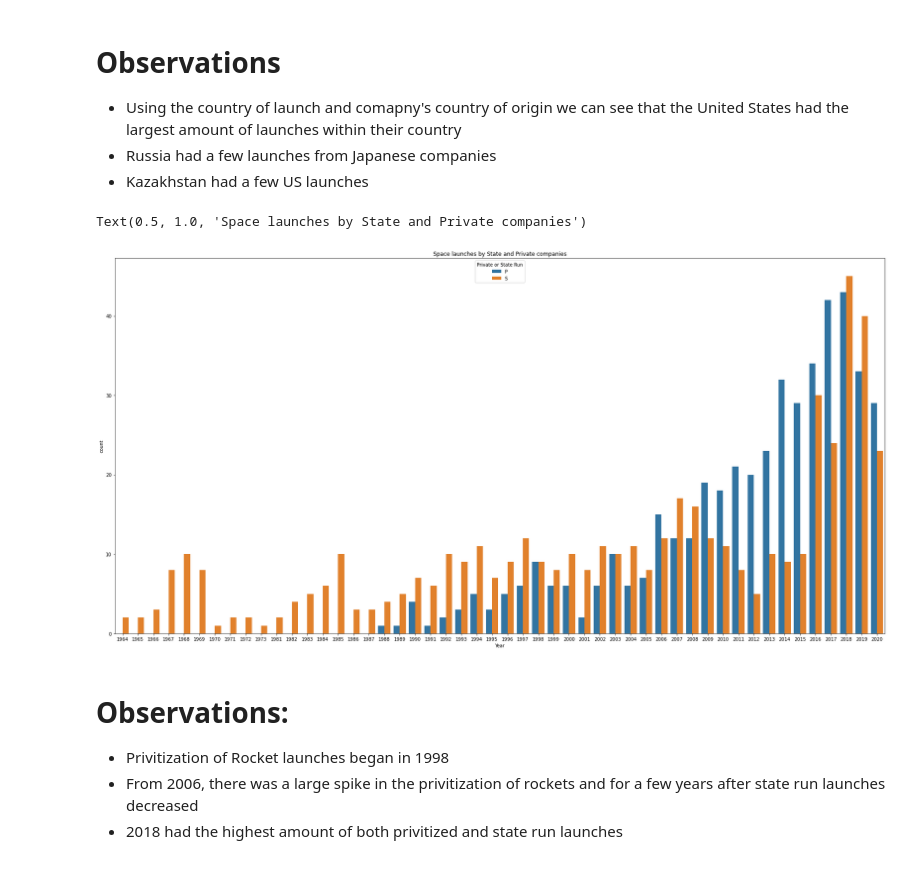
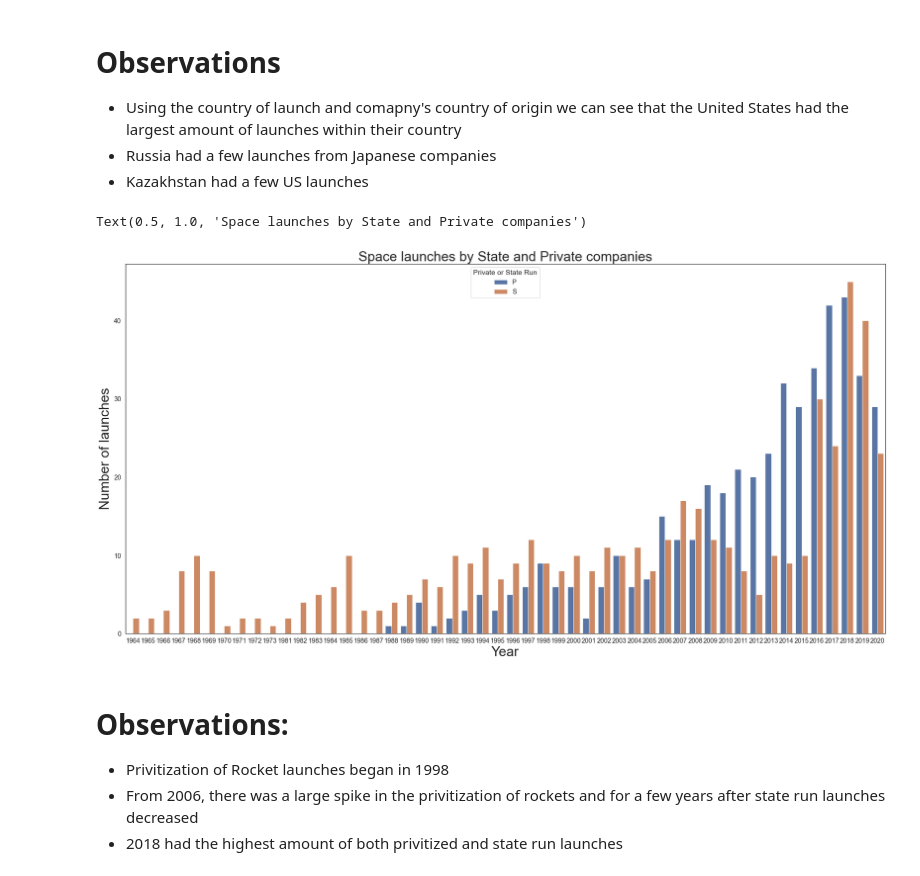
Before and after one commit to data301-2020-winter1/course-project-group_6017, a Jupyter notebook: analysis/submitted/Task 5 Research Question.ipynb, the cells around one changed output. Drawn from its saved outputs; the diff is of its cells as text; code cells hidden in the pictures.

```diff
--- a/analysis/submitted/Task 5 Research Question.ipynb
+++ b/analysis/submitted/Task 5 Research Question.ipynb
@@ -144,10 +145,13 @@ sns.catplot(y="Country of Launch", hue="Companys Country of Origin", kind="count
  - Kazakhstan had a few US launches
 # %%
 plt.figure(figsize=(30,15))
-sns.countplot(data = df, x='Year', hue = 'Private or State Run').set_title('Space launches by State and Private companies')
+sns.countplot(data = df, x='Year', hue = 'Private or State Run')
+plt.xlabel("Year", fontsize=30)
+plt.ylabel("Number of launches", fontsize=30)
+plt.title('Space launches by State and Private companies', fontsize=30)
 # %% [output]
 Text(0.5, 1.0, 'Space launches by State and Private companies')
-[figure, old version]
+[figure, new version]
 # %% [markdown]
 # Observations:
 - Privitization of Rocket launches began in 1998
```
Also changed, not shown: parts of 3 cells of this notebook, 1 other file.
